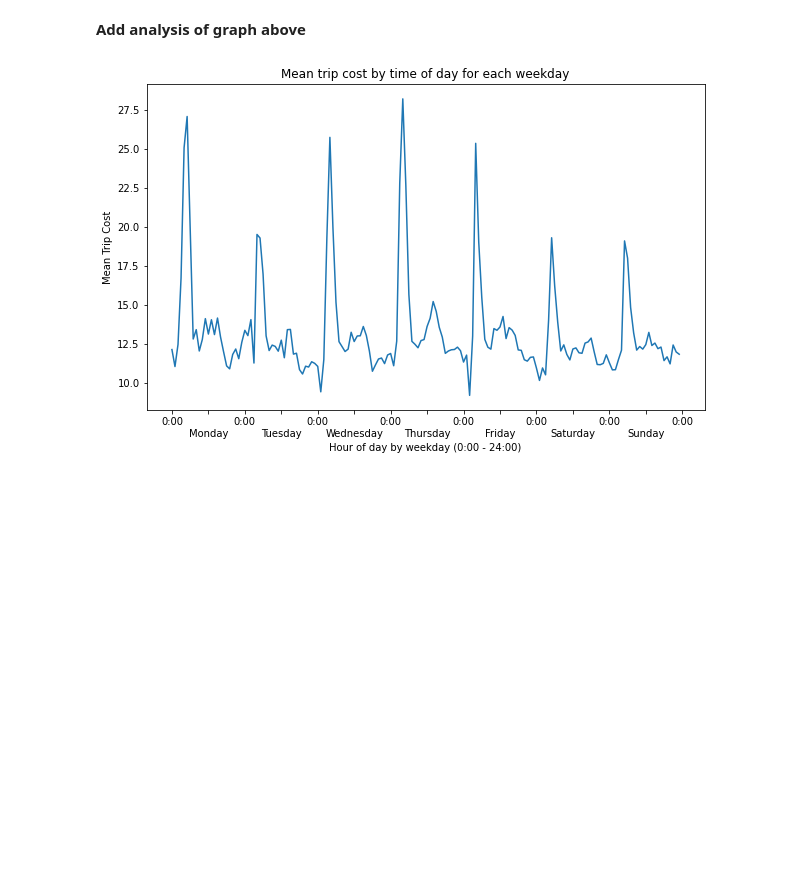
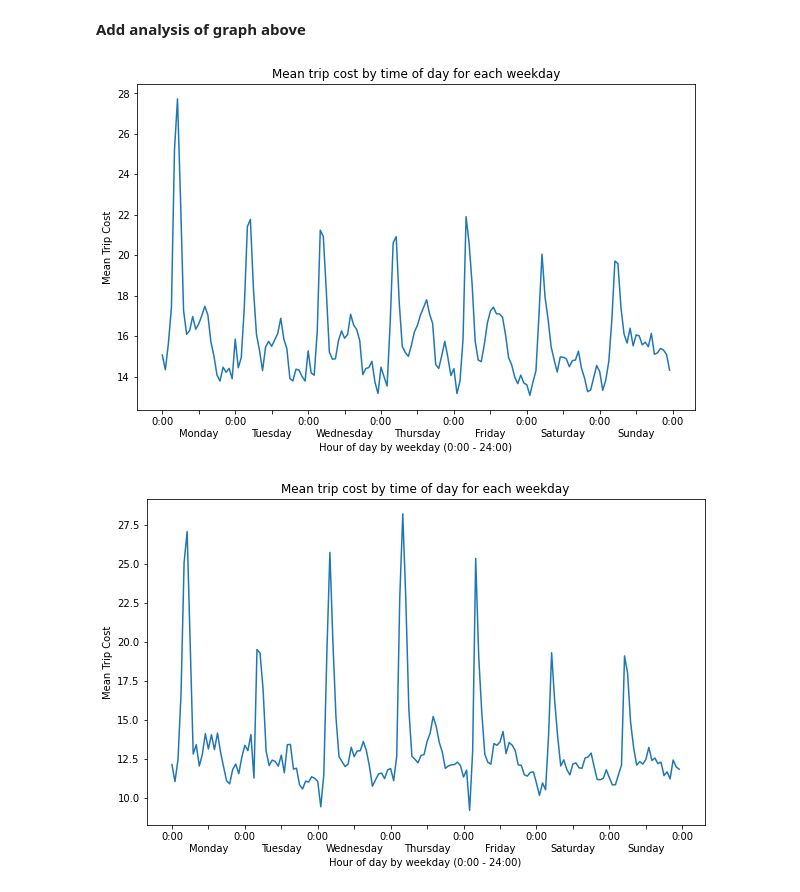
Before and after one commit to morden35/ridesharing_ml, a Jupyter notebook: data_exploration_v2.ipynb, the cells around one changed output. Cells and saved outputs as stored; diff of their text form; code cells hidden in the pictures; blank space fills up the shorter version.

```diff
--- a/data_exploration_v2.ipynb
+++ b/data_exploration_v2.ipynb
@@ -95,6 +219,21 @@ plt.show()
 [figure]
 # %% [markdown]
 **Add analysis of graph above**
+# %%
+grouped = df_003.groupby(['trip_start_weekday', 'trip_start_hour'])["Trip Total"].mean()
+
+fig, ax = plt.subplots()
+fig = grouped.plot(figsize=(10, 6))
+plt.xlabel("Hour of day by weekday (0:00 - 24:00)")
+plt.ylabel("Mean Trip Cost")
+plt.title("Mean trip cost by time of day for each weekday")
+ax.set_xticks(np.arange(0, 169, 12))
+labels = ["0:00",'\n'+'Monday',"0:00", '\n'+'Tuesday',"0:00", '\n'+'Wednesday',"0:00", '\n'+'Thursday',
+          "0:00",'\n'+'Friday', "0:00",'\n'+'Saturday',"0:00", '\n'+'Sunday', "0:00"]
+ax.set_xticklabels(labels)
+plt.show()
+# %% [output]
+[figure, added]
 # %%
 grouped = mini_df.groupby(['trip_start_weekday', 'trip_start_hour'])["trip_total"].mean()
 
```
Also changed, not shown: parts of 91 cells of this notebook.
